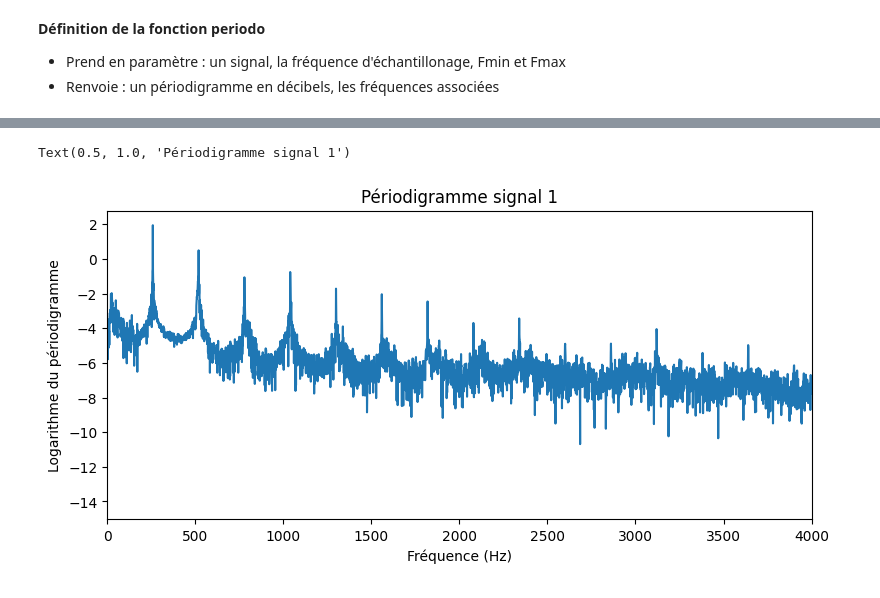
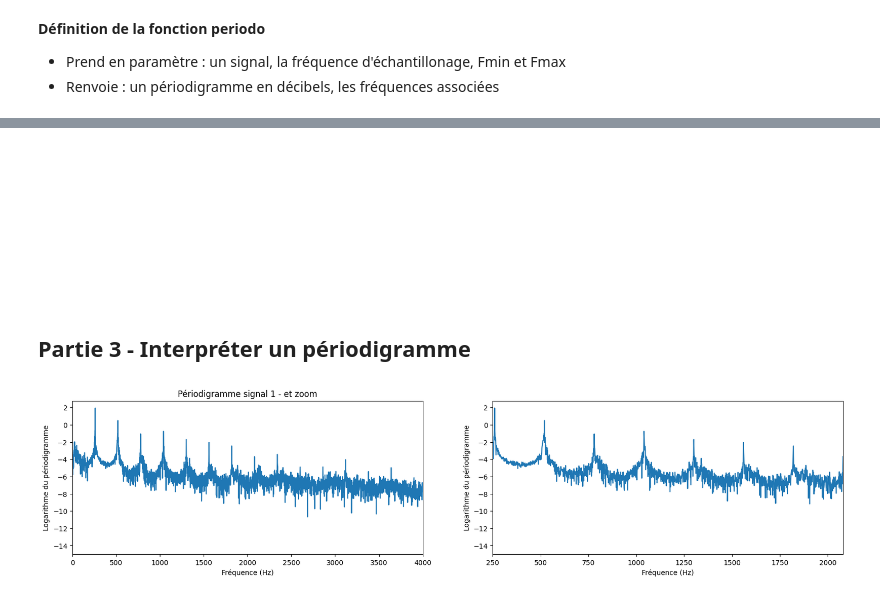
Before and after one commit to baptistejouin/IMACS3-TS-FFT, a Jupyter notebook: TP_FFT.ipynb, the cells around one changed output, grey strips where cells are left out. Saved outputs shown, nothing was run; the diff lists cells and outputs as text; code cells hidden in the pictures.

```diff
--- a/TP_FFT.ipynb
+++ b/TP_FFT.ipynb
@@ -119,15 +187,30 @@ def periodo(signal, Fe, fmin, fmax):
+# %% [markdown]
+<br>
+<br>
+<br>
+<br>
+<br>
+<br>
+<br>
+# %% [markdown]
+## Partie 3 - Interpréter un périodigramme
 # %%
 fft_signal1 = fft(signal1)
+freq = np.linspace(0,1,Fe)
+I1 = np.abs(fft_signal1)**2/N1
 
-periodogram = np.abs(fft_signal1)**2/N1
-
-plt.figure(2,figsize=(20,4))
+plt.figure(4,figsize=(20,4))
 plt.subplot(121)
-plt.plot(np.log10(periodogram))
+plt.plot(freq*Fe, np.log10(I1))
 plt.xlim(0, 4000)
 plt.xlabel('Fréquence (Hz)')
 plt.ylabel('Logarithme du périodigramme')
-plt.title('Périodigramme signal 1')
+plt.title('Périodigramme signal 1 - et zoom')
+plt.subplot(122)
+plt.plot(freq*Fe, np.log10(I1))
+plt.xlim(250, 2080)
+plt.xlabel('Fréquence (Hz)')
+plt.ylabel('Logarithme du périodigramme')
+plt.show()
 # %% [output]
-Text(0.5, 1.0, 'Périodigramme signal 1')
-[figure, old version]
+[figure, new version]
```
Also changed, not shown: parts of 35 cells of this notebook, 2 other files.
